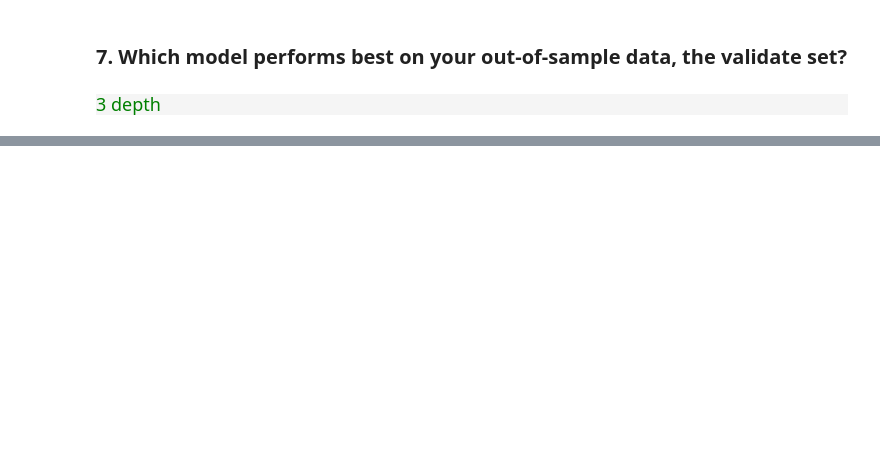
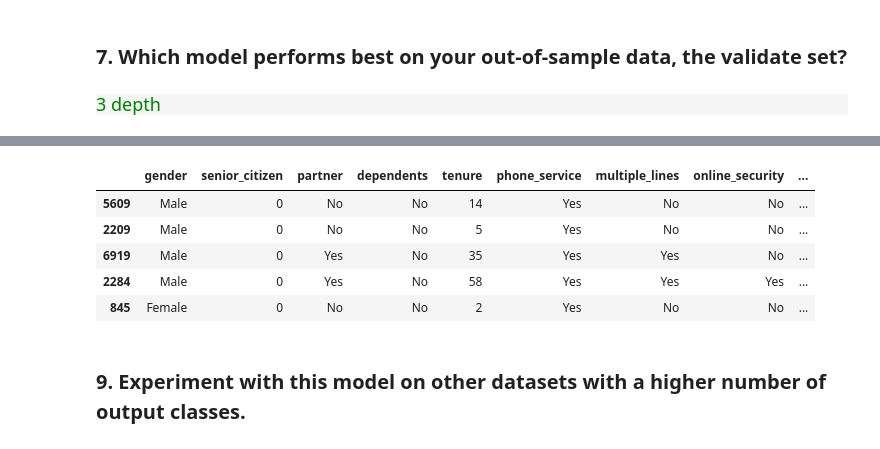
Before and after one commit to Jonathan-Garcia1/classification-exercises, a Jupyter notebook: decision_tree.ipynb, the cells around one changed output, grey strips where cells are left out. Drawn from its saved outputs; the diff is of its cells as text; code cells hidden in the pictures; blank space fills up the shorter version.

```diff
--- a/decision_tree.ipynb
+++ b/decision_tree.ipynb
@@ -234,0 +265,3 @@ clf.score(X_val, y_val)
+# %%
+#on prior step, found out that the reason for the nulls is that the customer has no internet service. fill the nulls
+df_telco['internet_service_type'] = df_telco['internet_service_type'].fillna("No internet service")
@@ -234,0 +275,10 @@ clf.score(X_val, y_val)
+# %%
+train, val, test = telco_train_val_test(df_telco, 'churn')
+train.head()
+# %% [output]
+|  | gender | senior_citizen | partner | dependents | tenure | phone_service | multiple_lines | online_security | ... |
+| 5609 | Male | 0 | No | No | 14 | Yes | No | No | ... |
+| 2209 | Male | 0 | No | No | 5 | Yes | No | No | ... |
+| 6919 | Male | 0 | Yes | No | 35 | Yes | Yes | No | ... |
+| 2284 | Male | 0 | Yes | No | 58 | Yes | Yes | Yes | ... |
+| 845 | Female | 0 | No | No | 2 | Yes | No | No | ... |
@@ -234,0 +291,2 @@ clf.score(X_val, y_val)
+# %% [markdown]
+<h2 class="alert alert-block alert-info" style="font-size: 20px;">9. Experiment with this model on other datasets with a higher number of output classes.</h2>
```
Also changed, not shown: parts of 12 cells of this notebook, 3 other files.
